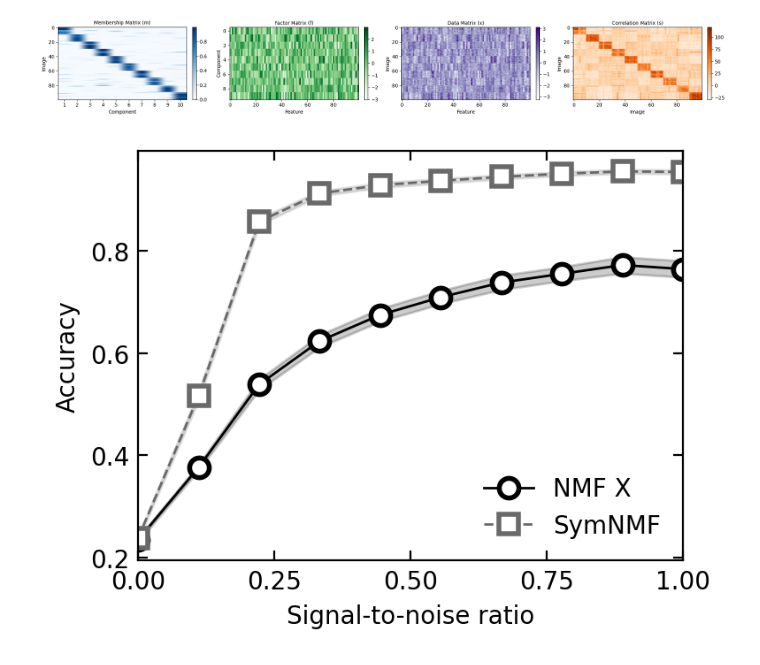
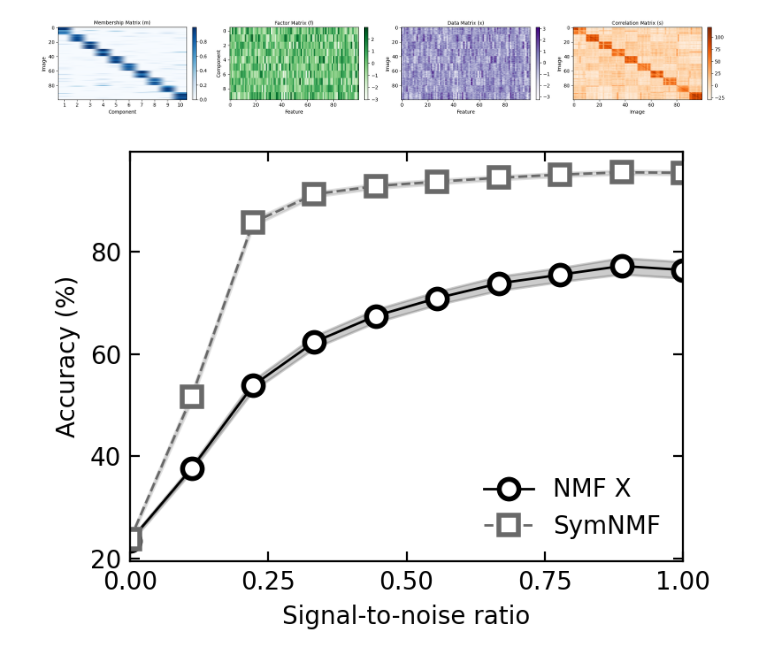
Before and after one commit to florianmahner/pysrf, a Jupyter notebook: notebooks/clustering.ipynb, the cells around one changed output. Drawn from its saved outputs; the diff is of its cells as text; code cells hidden in the pictures.

```diff
--- a/notebooks/clustering.ipynb
+++ b/notebooks/clustering.ipynb
@@ -323,8 +323,16 @@ plt.figure(figsize=(4, 3), dpi=200)
 df_accuracy = df[df["Metric"] == "Accuracy"]
 
 # Calculate mean and standard error for each SNR/Model combination
-accuracy_stats = df_accuracy.groupby(["SNR", "Model"])["Value"].agg(["mean", "std", "count"]).reset_index()
+accuracy_stats = (
+    df_accuracy.groupby(["SNR", "Model"])["Value"]
+    .agg(["mean", "std", "count"])
+    .reset_index()
+)
 accuracy_stats["se"] = accuracy_stats["std"] / np.sqrt(accuracy_stats["count"])
+
+# Convert accuracy to percentage
+accuracy_stats["mean"] = accuracy_stats["mean"] * 100
+accuracy_stats["se"] = accuracy_stats["se"] * 100
 
 for model in accuracy_stats["Model"].unique():
     model_df = accuracy_stats[accuracy_stats["Model"] == model]
@@ -345,32 +353,32 @@ for model in accuracy_stats["Model"].unique():
         markeredgewidth=2,
     )
 
     # Add shaded confidence interval
     plt.fill_between(
         model_df["SNR"],
         model_df["mean"] - model_df["se"],
         model_df["mean"] + model_df["se"],
         color=color,
         alpha=0.2,
     )
 
 plt.xlabel("Signal-to-noise ratio", fontsize=10)
-plt.ylabel("Accuracy", fontsize=10)
+plt.ylabel("Accuracy (%)", fontsize=10)
 plt.legend(fontsize=10, frameon=False)
 plt.xlim(0, accuracy_stats["SNR"].max())
 
 # Use MaxNLocator to automatically place 4 ticks
 plt.gca().xaxis.set_major_locator(MaxNLocator(nbins=4))
 
 plt.tick_params(
     direction="in",
     top=True,
     right=True,
     which="both",
     labelsize=10,
     length=4,
 )
 plt.tight_layout()
 plt.show()
 # %% [output]
-[figure, old version]
+[figure, new version]
```
Also changed, not shown: 14 other files.
